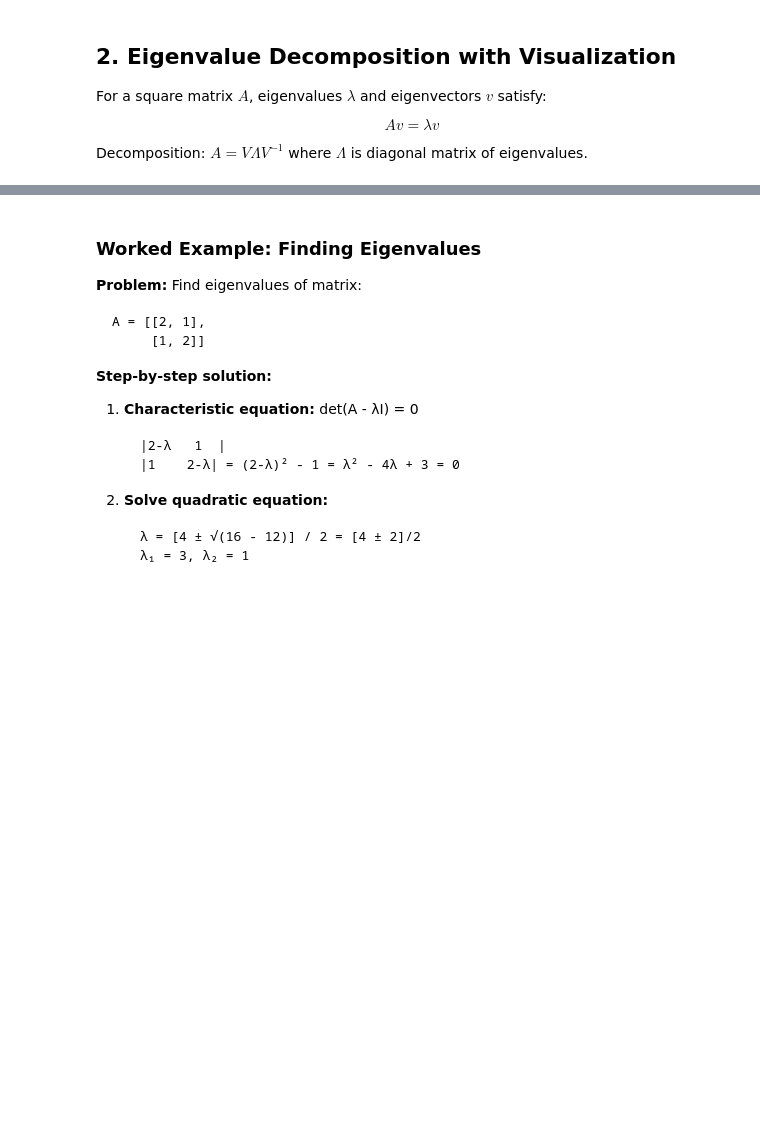
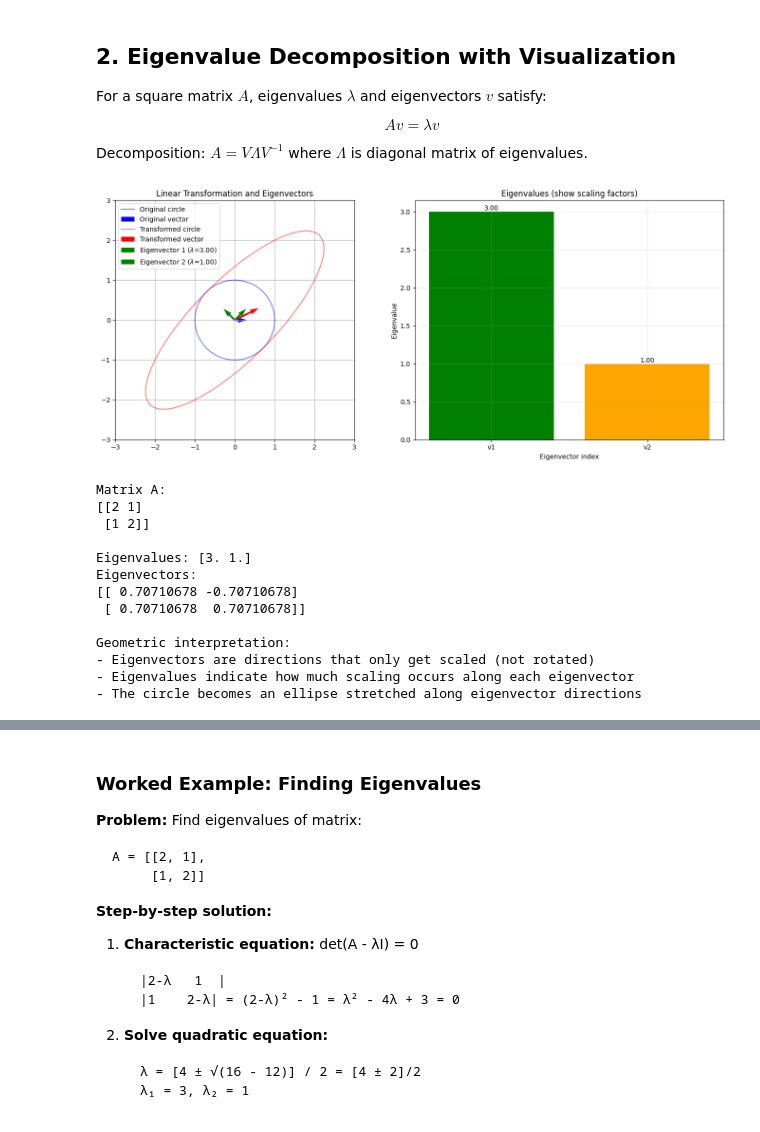
Before and after one commit to VedJoshi/ml-foundations, a Jupyter notebook: 01_linear_algebra/01_vectors_matrices.ipynb, the cells around one changed output, grey strips where cells are left out. Drawn from its saved outputs; the diff is of its cells as text; code cells hidden in the pictures; blank space fills up the shorter version.

```diff
--- a/01_linear_algebra/01_vectors_matrices.ipynb
+++ b/01_linear_algebra/01_vectors_matrices.ipynb
@@ -146,7 +162,8 @@ $$Av = \lambda v$$
 
 Decomposition: $A = V \Lambda V^{-1}$ where $\Lambda$ is diagonal matrix of eigenvalues.
 # %%
-def plot_eigenvectors():    """Visualize eigenvectors and eigenvalues"""
+def plot_eigenvectors():
+    """Visualize eigenvectors and eigenvalues"""
     # Create a symmetric matrix (guarantees real eigenvalues)
     A = np.array([[2, 1], [1, 2]])
     eigenvalues, eigenvectors = np.linalg.eig(A)
@@ -183,33 +200,48 @@ def plot_eigenvectors():    """Visualize eigenvectors and eigenvalues"""
 
     # Plot eigenvalues
     ax2 = axes[1]
     bars = ax2.bar(range(len(eigenvalues)), eigenvalues, color=['green', 'orange'])
     ax2.set_xlabel('Eigenvector index')
     ax2.set_ylabel('Eigenvalue')
     ax2.set_title('Eigenvalues (show scaling factors)')
     ax2.set_xticks(range(len(eigenvalues)))
     ax2.set_xticklabels([f'v{i+1}' for i in range(len(eigenvalues))])
     ax2.grid(True, alpha=0.3)
 
     # Add value labels
     for bar in bars:
         height = bar.get_height()
         ax2.text(bar.get_x() + bar.get_width()/2., height,
                 f'{height:.2f}',
                 ha='center', va='bottom')
 
     plt.tight_layout()
     plt.show()
 
     print(f'Matrix A:\n{A}')
     print(f'\nEigenvalues: {eigenvalues}')
     print(f'Eigenvectors:\n{eigenvectors}')
     print(f'\nGeometric interpretation:')
     print(f'- Eigenvectors are directions that only get scaled (not rotated)')
     print(f'- Eigenvalues indicate how much scaling occurs along each eigenvector')
     print(f'- The circle becomes an ellipse stretched along eigenvector directions')
 
 plot_eigenvectors()
+# %% [output]
+[figure, added]
+Matrix A:
+[[2 1]
+ [1 2]]
+
+Eigenvalues: [3. 1.]
+Eigenvectors:
+[[ 0.70710678 -0.70710678]
+ [ 0.70710678  0.70710678]]
+
+Geometric interpretation:
+- Eigenvectors are directions that only get scaled (not rotated)
+- Eigenvalues indicate how much scaling occurs along each eigenvector
+- The circle becomes an ellipse stretched along eigenvector directions
 # %%
 # Eigenvalue decomposition example
 A = np.array([[4, 2], [1, 3]])
```
Also changed, not shown: parts of 7 cells of this notebook, 4 other files.
